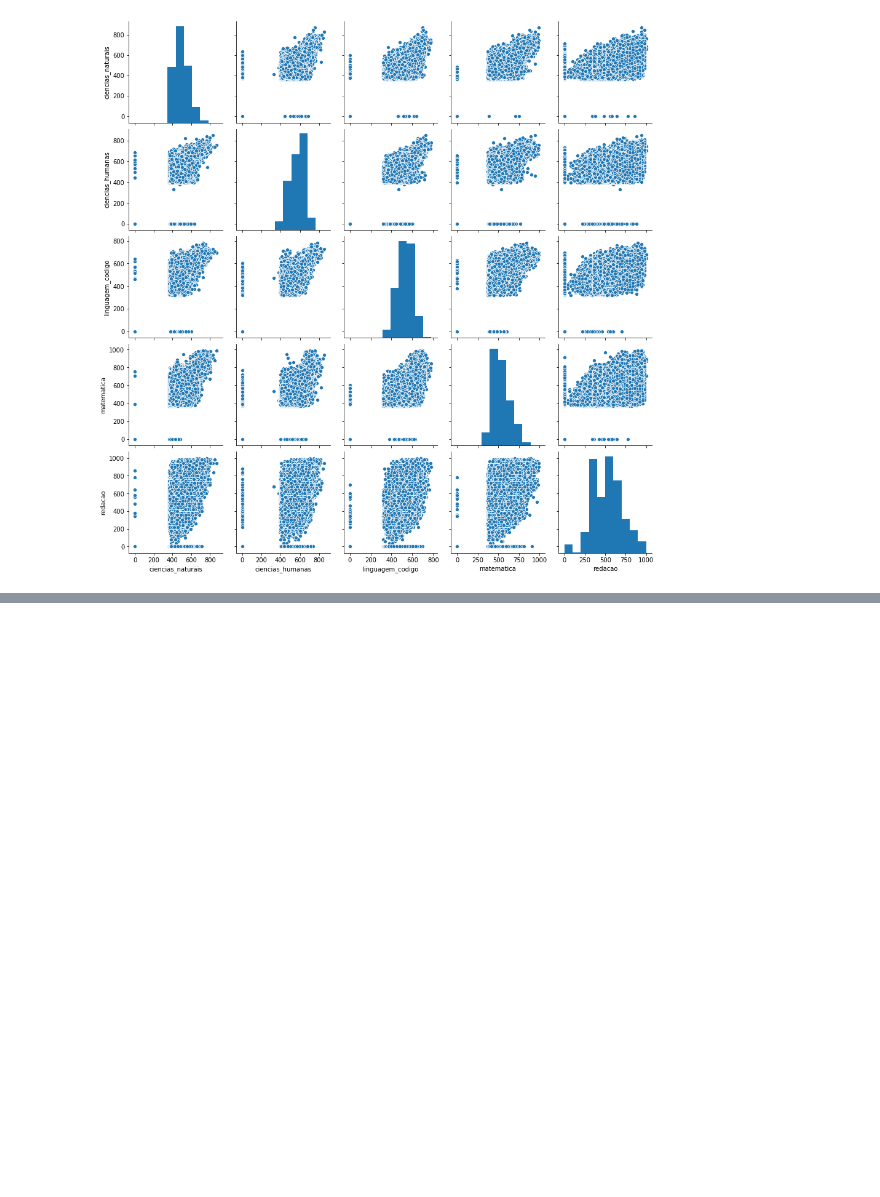
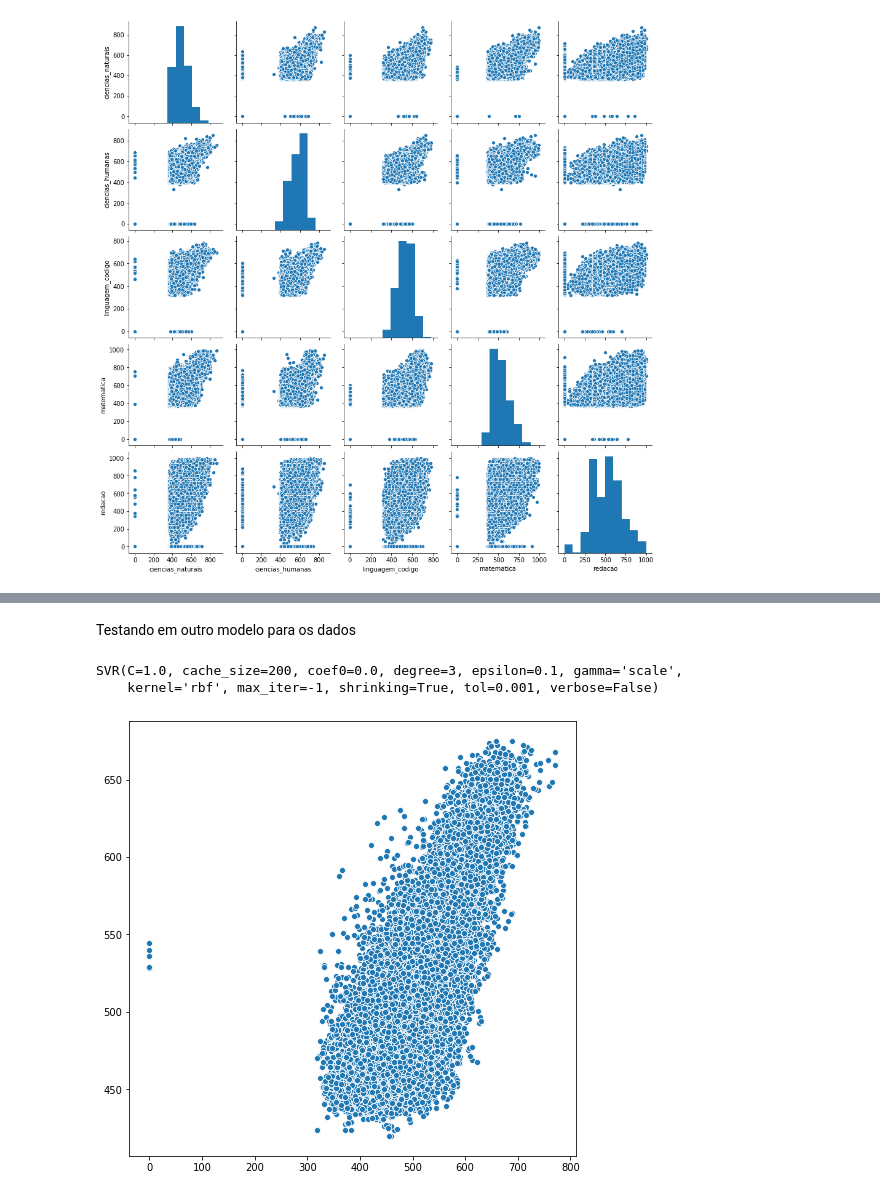
Before and after one commit to luisgustavoullmann/quarentenadados, a Jupyter notebook: QuarentenaDados - Aulas 4 e 5.ipynb, the cells around one changed output, grey strips where cells are left out. Saved outputs shown, nothing was run; the diff lists cells and outputs as text; code cells hidden in the pictures; blank space fills up the shorter version.

```diff
--- a/QuarentenaDados - Aulas 4 e 5.ipynb
+++ b/QuarentenaDados - Aulas 4 e 5.ipynb
@@ -116,0 +290,20 @@ sns.pairplot(dados_notas)
+# %% [markdown]
+Testando em outro modelo para os dados
+# %%
+# Support Vector Machine
+from sklearn.svm import SVR
+# SVR tira a linearidade ou modelo de regressão não linear
+modelo = SVR()
+# Colocando dados de treino no modelo
+modelo.fit(x_treino, y_treino)
+# %% [output]
+SVR(C=1.0, cache_size=200, coef0=0.0, degree=3, epsilon=0.1, gamma='scale',
+    kernel='rbf', max_iter=-1, shrinking=True, tol=0.001, verbose=False)
+# %%
+# Teste - validação do treino
+predicoes_notas = modelo.predict(x_teste)
+plt.figure(figsize=(8,8))
+sns.scatterplot(x=y_teste.values, y= predicoes_notas)
+plt.show()
+# %% [output]
+[figure, added]
```
Also changed, not shown: parts of 23 cells of this notebook.
